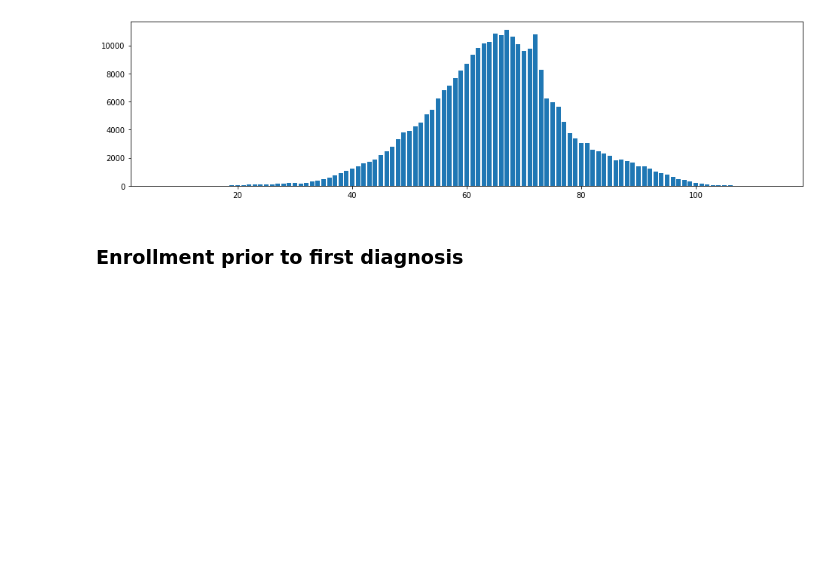
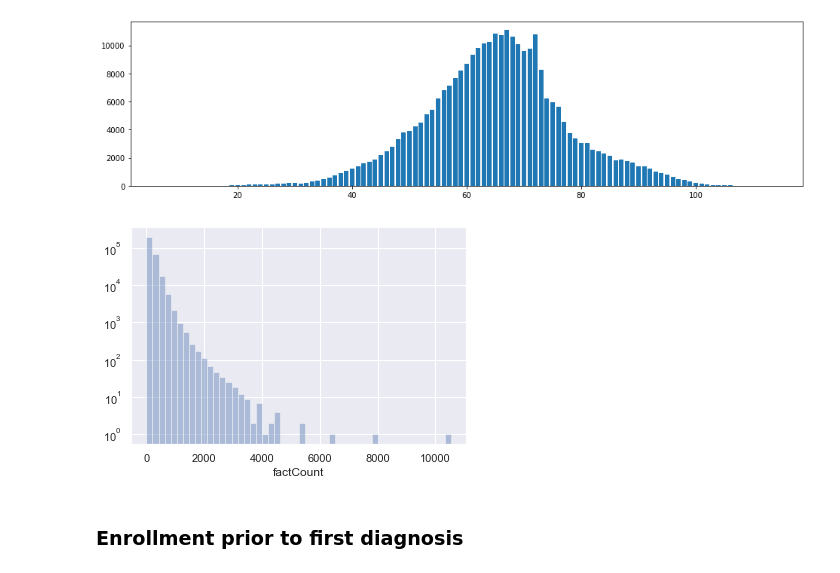
Before and after one commit to brettbj/association-robustness, a Jupyter notebook: Exploration.ipynb, the cells around one changed output. Cells and saved outputs as stored; diff of their text form; code cells hidden in the pictures; blank space fills up the shorter version.

```diff
--- a/Exploration.ipynb
+++ b/Exploration.ipynb
@@ -253,6 +309,10 @@ plt.figure(figsize=(16, 4))
 dist = age_histogram(group_table='hy180.dbo.t2dCaseEmerge')
 # %% [output]
 [figure]
+# %%
+hist = fact_count_histogram(group_table='hy180.dbo.t2dCaseEmerge')
+# %% [output]
+[figure, added]
 # %% [markdown]
 ### Enrollment prior to first diagnosis
 # %%
```
Also changed, not shown: parts of 4 cells of this notebook.
